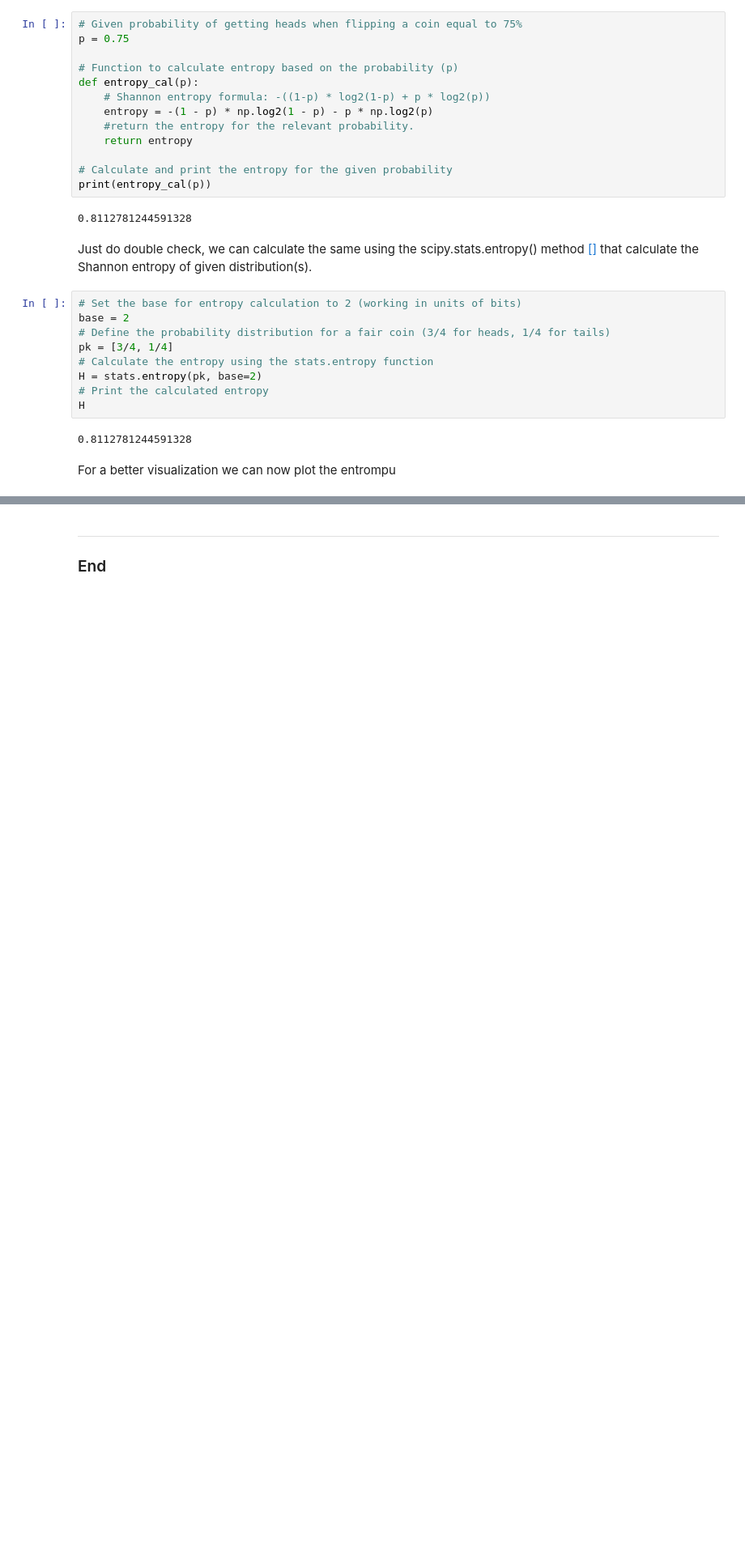
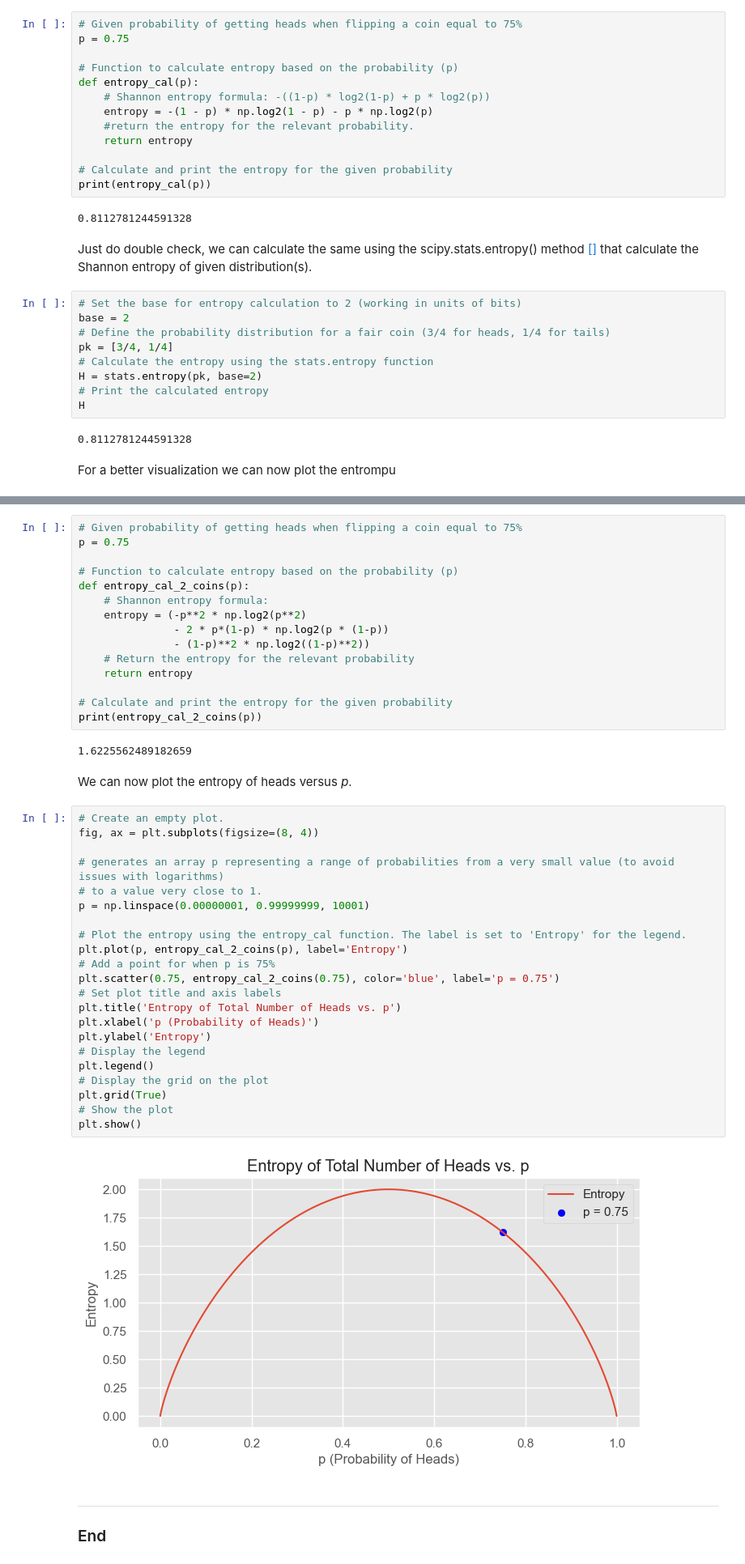
Before and after one commit to Cecilia8989/fund_data_analysis, a Jupyter notebook: task.ipynb, the cells around one changed output, grey strips where cells are left out. Shown at 81% size. Drawn from its saved outputs; the diff is of its cells as text; blank space fills up the shorter version.

```diff
--- a/task.ipynb
+++ b/task.ipynb
@@ -1494,3 +1518,46 @@ $ H(X) =-p^2 \log(p^2) - 2 \cdot (1-p) \log(p \cdot (1-p)) - (1-p)^2 \log(1-p)^2
+# %%
+# Given probability of getting heads when flipping a coin equal to 75%
+p = 0.75
+
+# Function to calculate entropy based on the probability (p)
+def entropy_cal_2_coins(p):
+    # Shannon entropy formula:
+    entropy = (-p**2 * np.log2(p**2)
+               - 2 * p*(1-p) * np.log2(p * (1-p))
+               - (1-p)**2 * np.log2((1-p)**2))
+    # Return the entropy for the relevant probability
+    return entropy
+
+# Calculate and print the entropy for the given probability
+print(entropy_cal_2_coins(p))
+# %% [output]
+1.6225562489182659
+# %% [markdown]
+We can now plot the entropy of heads versus *p*.
+# %%
+# Create an empty plot.
+fig, ax = plt.subplots(figsize=(8, 4))
+
+# generates an array p representing a range of probabilities from a very small value (to avoid issues with logarithms)
+# to a value very close to 1.
+p = np.linspace(0.00000001, 0.99999999, 10001)
+
+# Plot the entropy using the entropy_cal function. The label is set to 'Entropy' for the legend.
+plt.plot(p, entropy_cal_2_coins(p), label='Entropy')
+# Add a point for when p is 75%
+plt.scatter(0.75, entropy_cal_2_coins(0.75), color='blue', label='p = 0.75')
+# Set plot title and axis labels
+plt.title('Entropy of Total Number of Heads vs. p')
+plt.xlabel('p (Probability of Heads)')
+plt.ylabel('Entropy')
+# Display the legend
+plt.legend()
+# Display the grid on the plot
+plt.grid(True)
+# Show the plot
+plt.show()
+# %% [output]
+[figure, added]
 # %% [markdown]
 ***
 ### End
```
Also changed, not shown: parts of 4 cells of this notebook.
